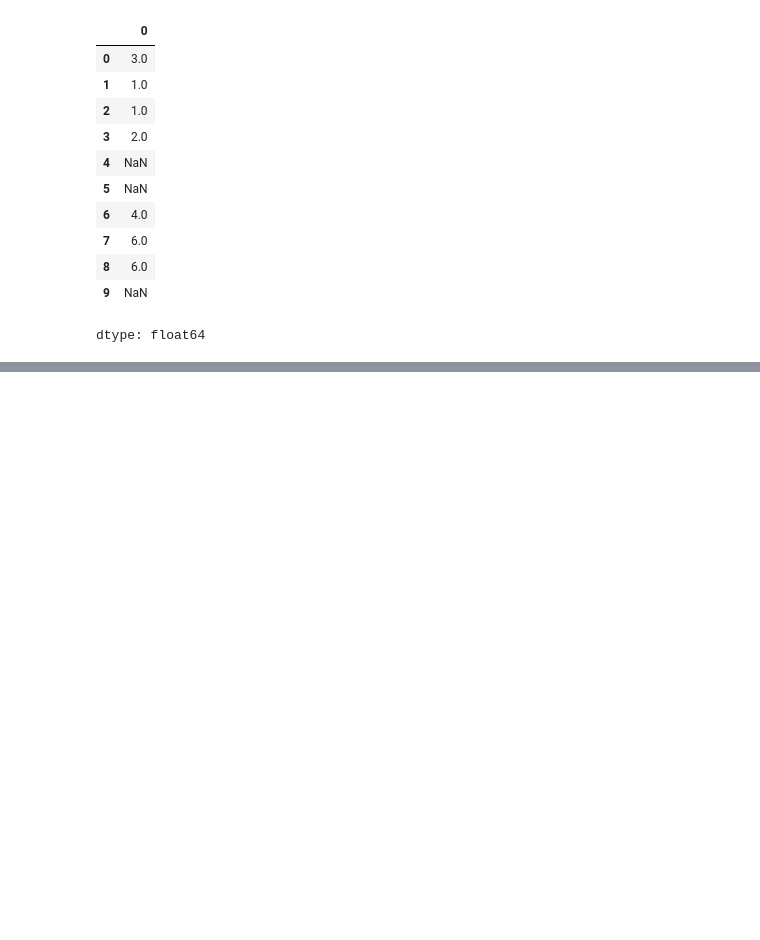
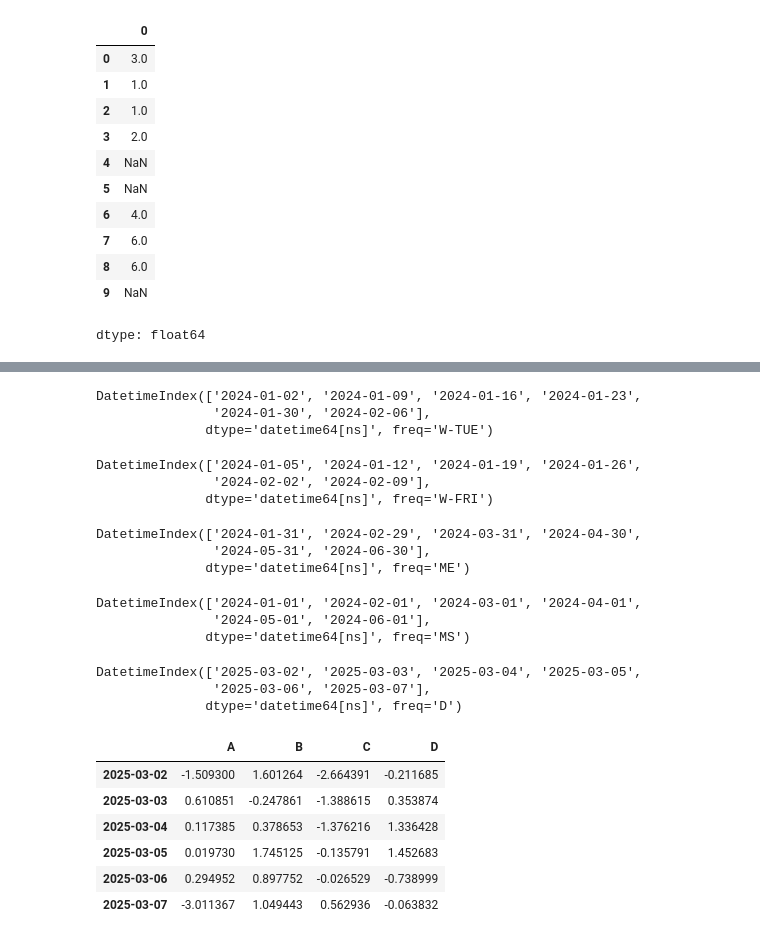
Before and after one commit to kimham1285/2025-1-myclass-BDA, a Jupyter notebook: inclass/02w_B_0312_pandas_basic.ipynb, the cells around one changed output, grey strips where cells are left out. Drawn from its saved outputs; the diff is of its cells as text; code cells hidden in the pictures; blank space fills up the shorter version.

```diff
--- a/inclass/02w_B_0312_pandas_basic.ipynb
+++ b/inclass/02w_B_0312_pandas_basic.ipynb
@@ -117,0 +492,46 @@ Datetimeindex(['2025-03-02', '2025-03-03', 2025-03-04, '2025-03-05',
+# %%
+dates = pd.date_range("20240101", periods=6, freq="W-TUE")
+dates
+# %% [output]
+DatetimeIndex(['2024-01-02', '2024-01-09', '2024-01-16', '2024-01-23',
+               '2024-01-30', '2024-02-06'],
+              dtype='datetime64[ns]', freq='W-TUE')
+# %%
+dates = pd.date_range("20240101", periods=6, freq="W-FRI")
+dates
+# %% [output]
+DatetimeIndex(['2024-01-05', '2024-01-12', '2024-01-19', '2024-01-26',
+               '2024-02-02', '2024-02-09'],
+              dtype='datetime64[ns]', freq='W-FRI')
+# %%
+dates = pd.date_range("20240101", periods=6, freq="M")
+dates
+# %% [output]
+DatetimeIndex(['2024-01-31', '2024-02-29', '2024-03-31', '2024-04-30',
+               '2024-05-31', '2024-06-30'],
+              dtype='datetime64[ns]', freq='ME')
+# %%
+dates = pd.date_range("20240101", periods=6, freq="MS")
+dates
+# %% [output]
+DatetimeIndex(['2024-01-01', '2024-02-01', '2024-03-01', '2024-04-01',
+               '2024-05-01', '2024-06-01'],
+              dtype='datetime64[ns]', freq='MS')
+# %%
+dates = pd.date_range("20250302", periods=6)
+dates
+# %% [output]
+DatetimeIndex(['2025-03-02', '2025-03-03', '2025-03-04', '2025-03-05',
+               '2025-03-06', '2025-03-07'],
+              dtype='datetime64[ns]', freq='D')
+# %%
+df = pd.DataFrame(np.random.randn(6, 4), index=dates, columns=list("ABCD"))
+df
+# %% [output]
+|  | A | B | C | D |
+| 2025-03-02 | -1.509300 | 1.601264 | -2.664391 | -0.211685 |
+| 2025-03-03 | 0.610851 | -0.247861 | -1.388615 | 0.353874 |
+| 2025-03-04 | 0.117385 | 0.378653 | -1.376216 | 1.336428 |
+| 2025-03-05 | 0.019730 | 1.745125 | -0.135791 | 1.452683 |
+| 2025-03-06 | 0.294952 | 0.897752 | -0.026529 | -0.738999 |
+| 2025-03-07 | -3.011367 | 1.049443 | 0.562936 | -0.063832 |
```
Also changed, not shown: parts of 94 cells of this notebook.
